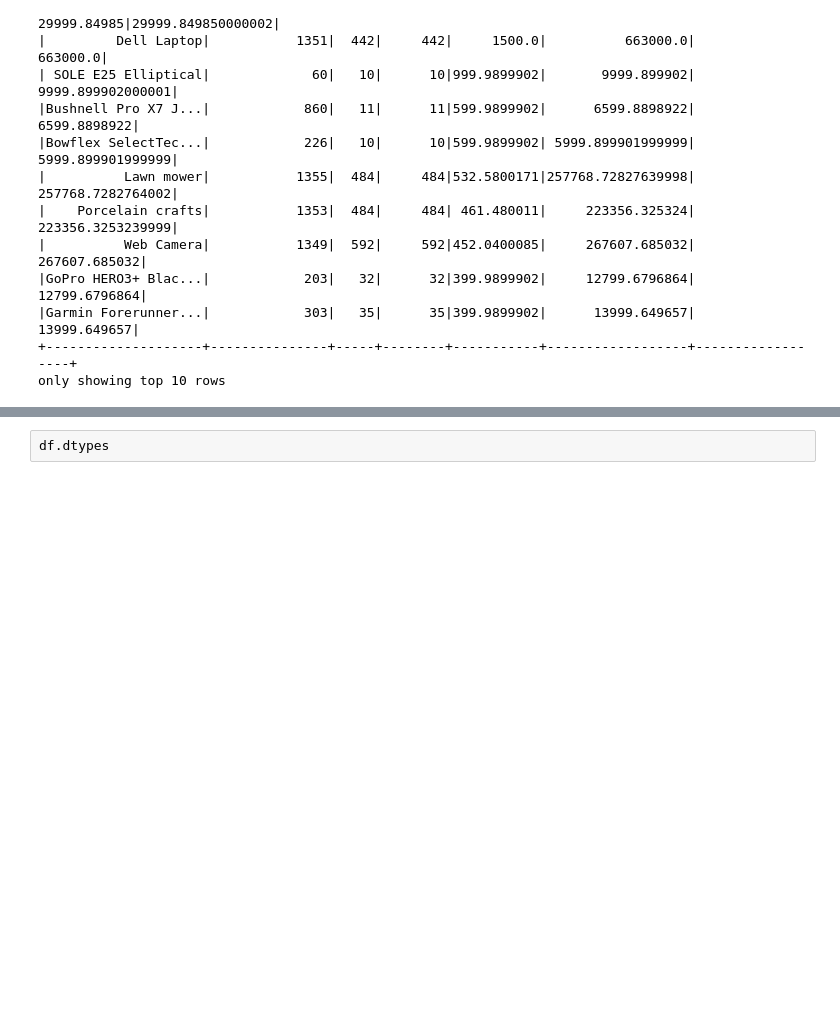
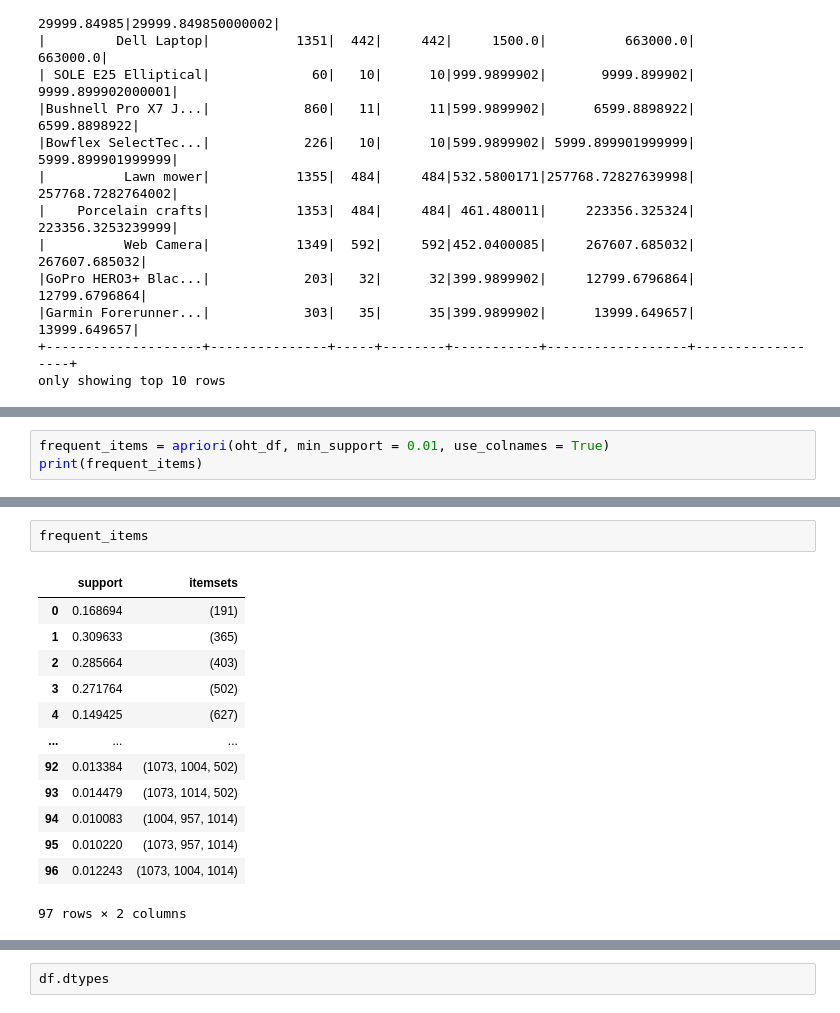
Before and after one commit to SunithAreng/DSS_Project_DataCo, a Jupyter notebook: Exploration.ipynb, the cells around one changed output, grey strips where cells are left out. Saved outputs shown, nothing was run; the diff lists cells and outputs as text; blank space fills up the shorter version.

```diff
--- a/Exploration.ipynb
+++ b/Exploration.ipynb
@@ -207,0 +237,3 @@ only showing top 10 rows
+# %%
+frequent_items = apriori(oht_df, min_support = 0.01, use_colnames = True)
+print(frequent_items)
@@ -207,0 +273,16 @@ only showing top 10 rows
+# %%
+frequent_items
+# %% [output]
+|  | support | itemsets |
+| 0 | 0.168694 | (191) |
+| 1 | 0.309633 | (365) |
+| 2 | 0.285664 | (403) |
+| 3 | 0.271764 | (502) |
+| 4 | 0.149425 | (627) |
+| ... | ... | ... |
+| 92 | 0.013384 | (1073, 1004, 502) |
+| 93 | 0.014479 | (1073, 1014, 502) |
+| 94 | 0.010083 | (1004, 957, 1014) |
+| 95 | 0.010220 | (1073, 957, 1014) |
+| 96 | 0.012243 | (1073, 1004, 1014) |
+97 rows × 2 columns
```
Also changed, not shown: parts of 13 cells of this notebook, 2 other files.
